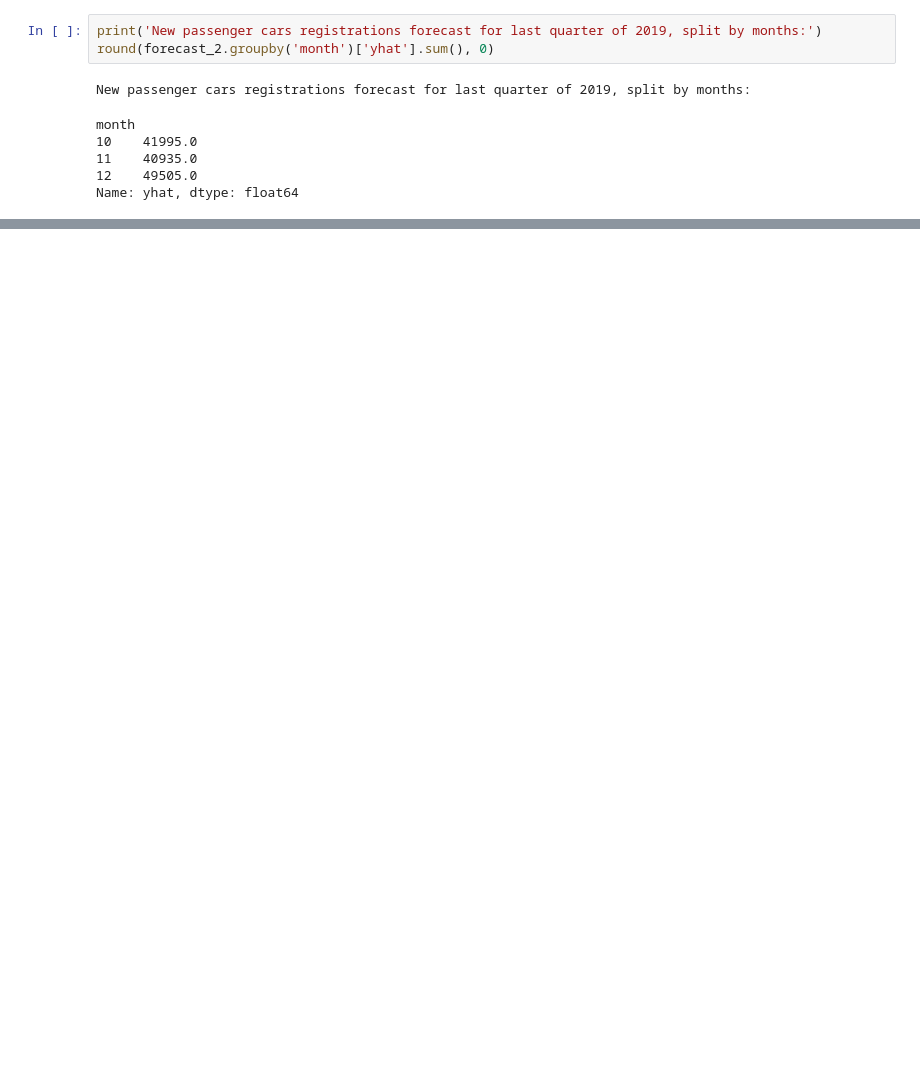
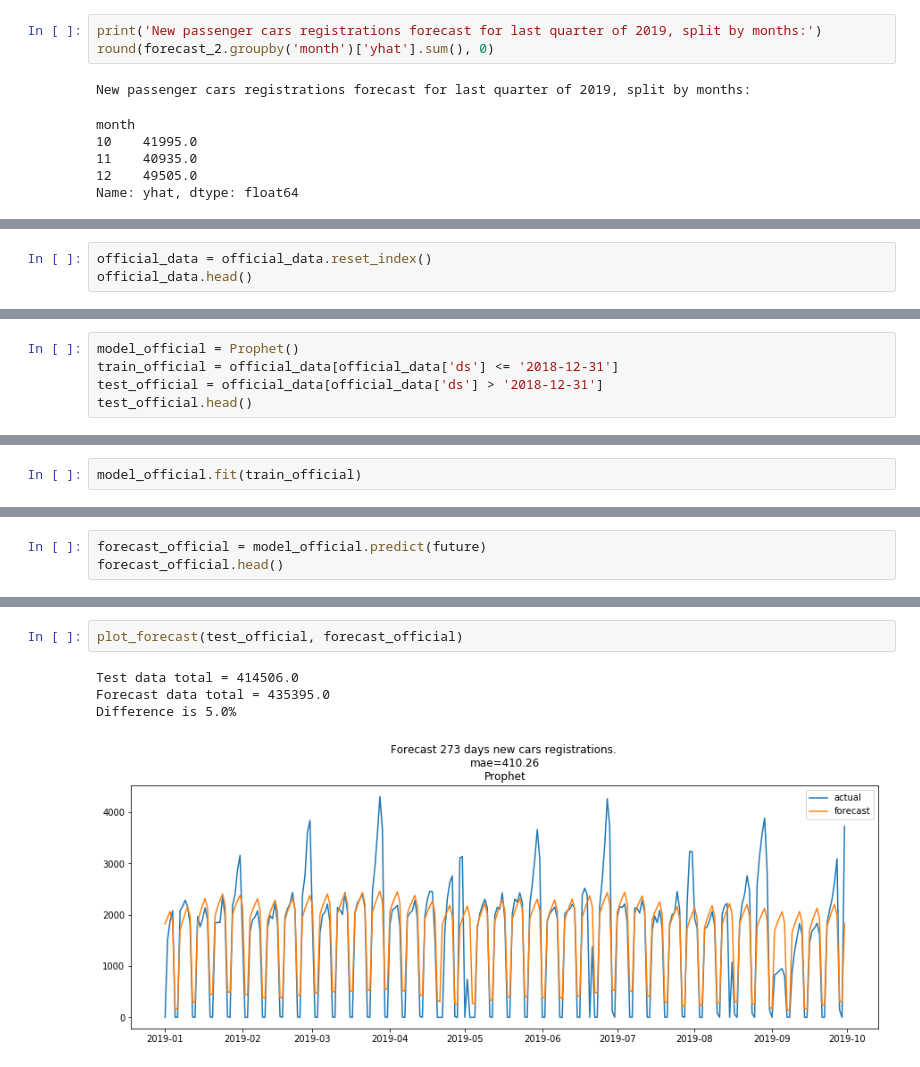
Before and after one commit to pszysz/Daily_registrations, a Jupyter notebook: Daily_regs.ipynb, the cells around one changed output, grey strips where cells are left out. Saved outputs shown, nothing was run; the diff lists cells and outputs as text; blank space fills up the shorter version.

```diff
--- a/Daily_regs.ipynb
+++ b/Daily_regs.ipynb
@@ -173,0 +204,3 @@ Name: yhat, dtype: float64
+# %%
+official_data = official_data.reset_index()
+official_data.head()
@@ -173,0 +214,5 @@ Name: yhat, dtype: float64
+# %%
+model_official = Prophet()
+train_official = official_data[official_data['ds'] <= '2018-12-31']
+test_official = official_data[official_data['ds'] > '2018-12-31']
+test_official.head()
@@ -173,0 +226,2 @@ Name: yhat, dtype: float64
+# %%
+model_official.fit(train_official)
@@ -173,0 +231,3 @@ Name: yhat, dtype: float64
+# %%
+forecast_official = model_official.predict(future)
+forecast_official.head()
@@ -173,0 +241,7 @@ Name: yhat, dtype: float64
+# %%
+plot_forecast(test_official, forecast_official)
+# %% [output]
+Test data total = 414506.0
+Forecast data total = 435395.0
+Difference is 5.0%
+[figure, added]
```
Also changed, not shown: parts of 15 cells of this notebook.
